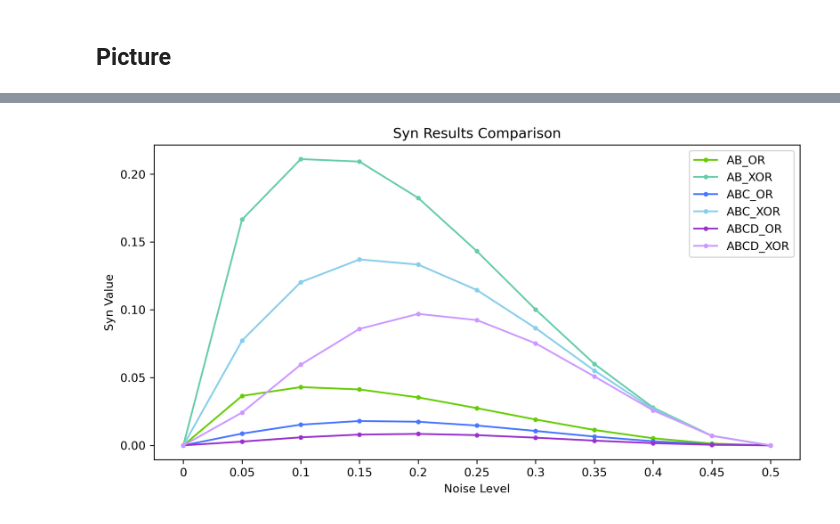
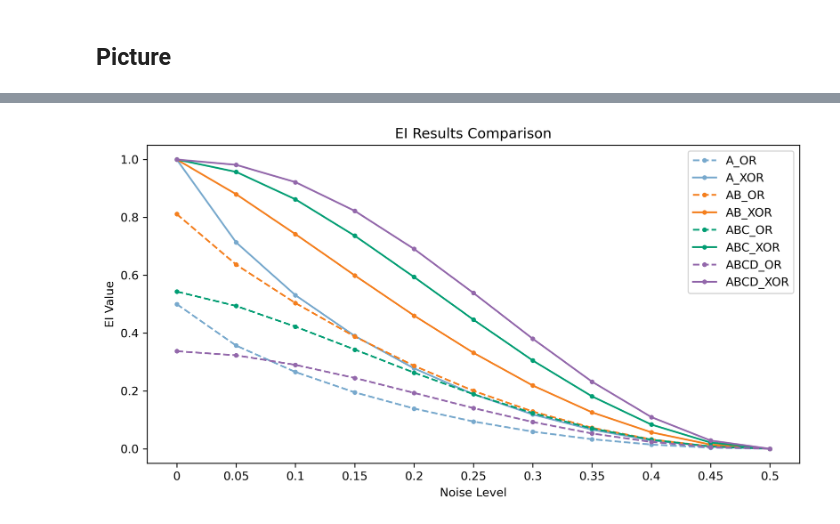
Before and after one commit to Lyn1216/Local-EI-project, a Jupyter notebook: exp/bool_network/logic_noise.ipynb, the cells around one changed output, grey strips where cells are left out. Drawn from its saved outputs; the diff is of its cells as text; code cells hidden in the pictures.

Commit message:
upload new logic-noise

```diff
--- a/exp/bool_network/logic_noise.ipynb
+++ b/exp/bool_network/logic_noise.ipynb
@@ -864,32 +806,0 @@ plt.show()
-# %%
-x_labels = ["0", "0.05", "0.1", "0.15", "0.2", "0.25", "0.3", "0.35", "0.4", "0.45", "0.5"]
-
-x_values = list(A_OR_Syn_result.keys())
-y_values_AB_OR = list(AB_OR_Syn_result.values())
-y_values_AB_XOR = list(AB_XOR_Syn_result.values())
-y_values_ABC_OR = list(ABC_OR_Syn_result.values())
-y_values_ABC_XOR = list(ABC_XOR_Syn_result.values())
-y_values_ABCD_OR = list(ABCD_OR_Syn_result.values())
-y_values_ABCD_XOR = list(ABCD_XOR_Syn_result.values())
-
-colors = {'AB': ('#66CD00', '#66CDAA'),  # 绿色系
-          'ABC': ('#4876FF', '#87CEEB'),  # 蓝色系
-          'ABCD': ('#9A32CD', '#cc99ff'),  # 紫色系
-}
-
-plt.figure(figsize=(10, 5), dpi=300)
-plt.plot(x_labels, y_values_AB_OR, label='AB_OR', marker='o', markersize=3, color=colors['AB'][0])
-plt.plot(x_labels, y_values_AB_XOR, label='AB_XOR', marker='o', markersize=3, color=colors['AB'][1])
-plt.plot(x_labels, y_values_ABC_OR, label='ABC_OR', marker='o', markersize=3, color=colors['ABC'][0])
-plt.plot(x_labels, y_values_ABC_XOR, label='ABC_XOR', marker='o', markersize=3, color=colors['ABC'][1])
-plt.plot(x_labels, y_values_ABCD_OR, label='ABCD_OR', marker='o', markersize=3, color=colors['ABCD'][0])
-plt.plot(x_labels, y_values_ABCD_XOR, label='ABCD_XOR', marker='o', markersize=3, color=colors['ABCD'][1])
-
-plt.title('Syn Results Comparison')
-plt.xlabel('Noise Level')
-plt.ylabel('Syn Value')
-plt.legend()
-
-plt.show()
-# %% [output]
-[figure, removed]
@@ -895,0 +813,31 @@ plt.show()
+# %%
+x_labels = ["0", "0.05", "0.1", "0.15", "0.2", "0.25", "0.3", "0.35", "0.4", "0.45", "0.5"]
+
+x_values = list(A_OR_EI_result.keys())
+y_values_A_OR = list(A_OR_EI_result.values())
+y_values_A_XOR = list(A_XOR_EI_result.values())
+y_values_AB_OR = list(AB_OR_EI_result.values())
+y_values_AB_XOR = list(AB_XOR_EI_result.values())
+y_values_ABC_OR = list(ABC_OR_EI_result.values())
+y_values_ABC_XOR = list(ABC_XOR_EI_result.values())
+y_values_ABCD_OR = list(ABCD_OR_EI_result.values())
+y_values_ABCD_XOR = list(ABCD_XOR_EI_result.values())
+
+plt.figure(figsize=(10, 5), dpi=300)
+plt.plot(x_labels, y_values_A_OR, label='A_OR', marker='o', markersize=3, color=colors['A'], linestyle='--')
+plt.plot(x_labels, y_values_A_XOR, label='A_XOR', marker='o', markersize=3, color=colors['A'])
+plt.plot(x_labels, y_values_AB_OR, label='AB_OR', marker='o', markersize=3, color=colors['AB'], linestyle='--')
+plt.plot(x_labels, y_values_AB_XOR, label='AB_XOR', marker='o', markersize=3, color=colors['AB'])
+plt.plot(x_labels, y_values_ABC_OR, label='ABC_OR', marker='o', markersize=3, color=colors['ABC'], linestyle='--')
+plt.plot(x_labels, y_values_ABC_XOR, label='ABC_XOR', marker='o', markersize=3, color=colors['ABC'])
+plt.plot(x_labels, y_values_ABCD_OR, label='ABCD_OR', marker='o', markersize=3, color=colors['ABCD'], linestyle='--')
+plt.plot(x_labels, y_values_ABCD_XOR, label='ABCD_XOR', marker='o', markersize=3, color=colors['ABCD'])
+
+plt.title('EI Results Comparison')
+plt.xlabel('Noise Level')
+plt.ylabel('EI Value')
+plt.legend()
+
+plt.show()
+# %% [output]
+[figure, added]
```
Also changed, not shown: parts of 12 cells of this notebook.
